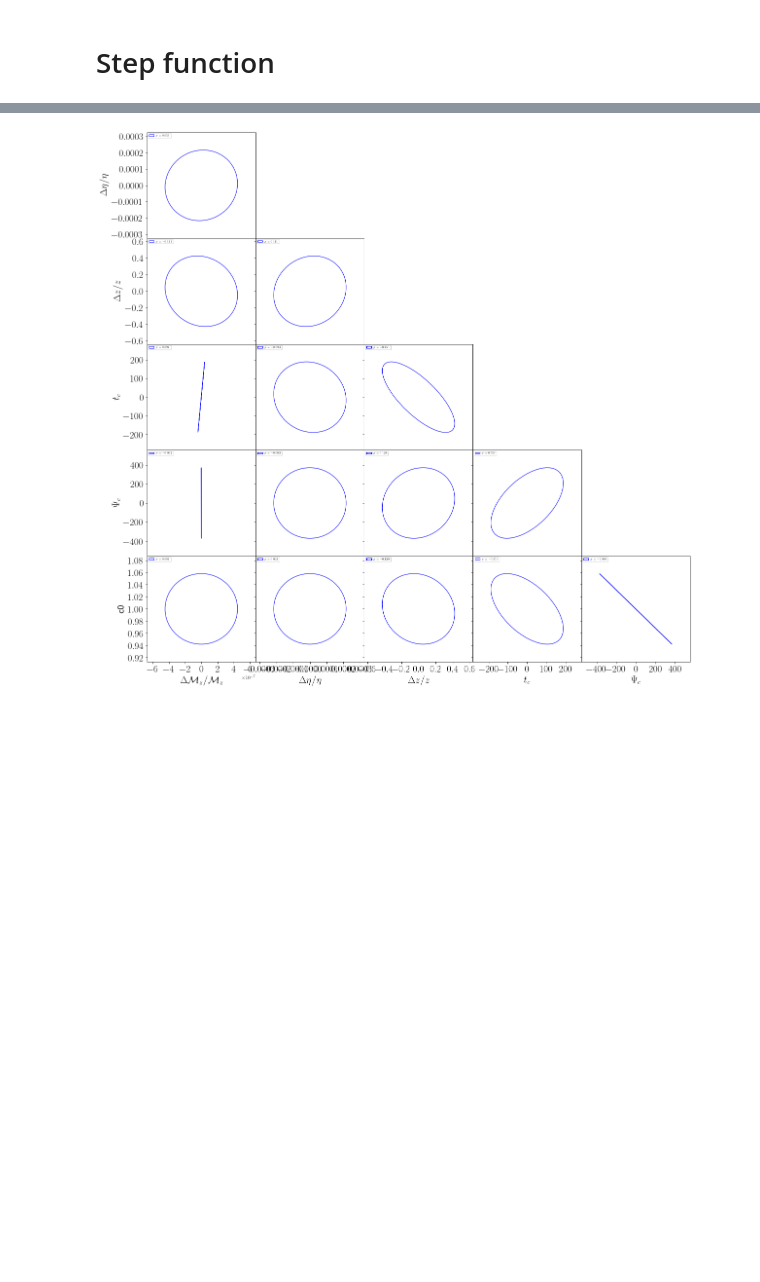
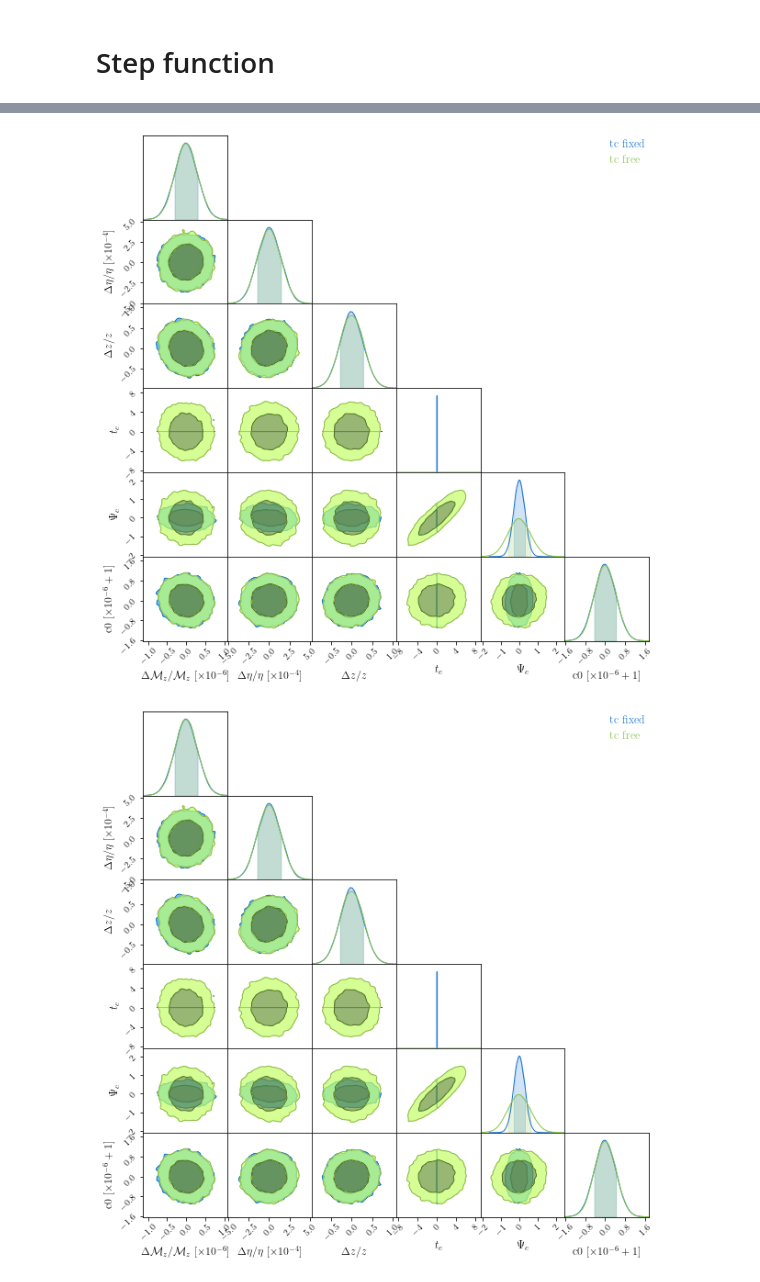
Before and after one commit to AnChenPhys/multiband_MG, a Jupyter notebook: code/multiband_MG_simple.ipynb, the cells around one changed output, grey strips where cells are left out. Cells and saved outputs as stored; diff of their text form; code cells hidden in the pictures; blank space fills up the shorter version.

```diff
--- a/code/multiband_MG_simple.ipynb
+++ b/code/multiband_MG_simple.ipynb
@@ -426,10 +425,19 @@ add_fisher_plots(cov_matrix_lisa_step_fid_distcorr_fixtc,fid_vals,label, 'fix tc
 # %%
 label = [r'$\Delta {\cal M}_z/{\cal M}_z$', r'$\Delta \eta/\eta$', r'$\Delta z/z$',r'$t_c$',r'$\Psi_c$', 'c0']
 fid_vals = [0,0,0,0,0,1]
+fid_vals_MG = [0,0,0,0,0,c0]
 
-fig = plt.figure(figsize=(20,20))
-gs = gridspec.GridSpec(len(fid_vals)-1, len(fid_vals)-1, hspace=0, wspace=0)
-
-add_fisher_plots(cov_matrix_lisa_step_fid,fid_vals,label, 'vary tc',colour='b')
+data = np.random.multivariate_normal(fid_vals, cov_matrix_lisa_step_fid, size=20000)
+data_fixtc = np.random.multivariate_normal(fid_vals, cov_matrix_lisa_step_fid_fixtc, size=20000)
+data_distcorr = np.random.multivariate_normal(fid_vals, cov_matrix_lisa_step_fid_distcorr, size=20000)
+data_distcorr_fixtc = np.random.multivariate_normal(fid_vals, cov_matrix_lisa_step_fid_distcorr_fixtc, size=20000)
+data_MG = np.random.multivariate_normal(fid_vals_MG, cov_matrix_lisa_step, size=20000)
+data_MG_fixtc = np.random.multivariate_normal(fid_vals_MG, cov_matrix_lisa_step_fixtc, size=20000)
-# %% [output]
-[figure, removed]
+# %%
+cc = ChainConsumer()
+cc.add_chain(data_fixtc, bins=30, smooth=True, parameters=label,name='tc fixed')
+cc.add_chain(data, bins=30, smooth=True, parameters=label, name='tc free')
+cc.plotter.plot()
+# %% [output]
+[figure, added]
+[figure, added]
```
Also changed, not shown: parts of 22 cells of this notebook, 1 other file.
